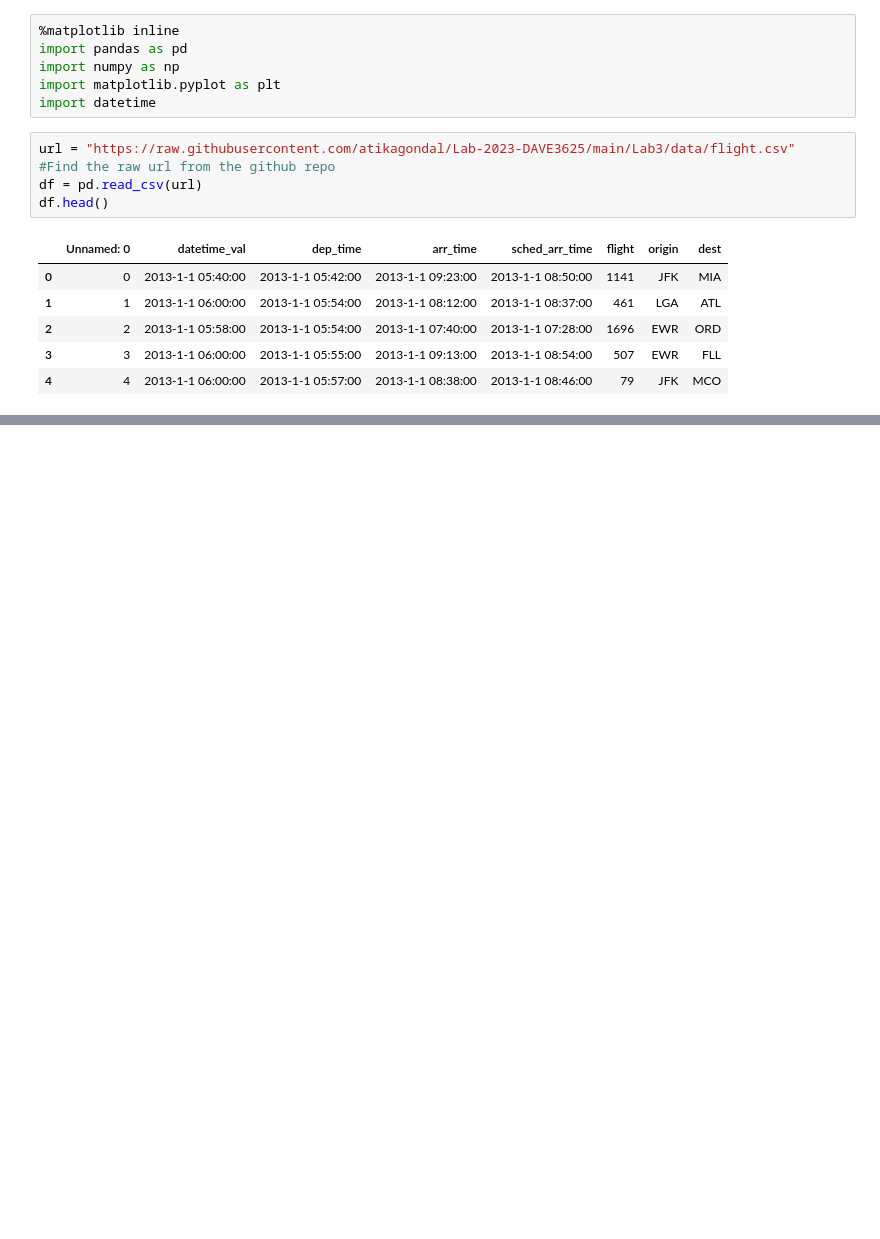
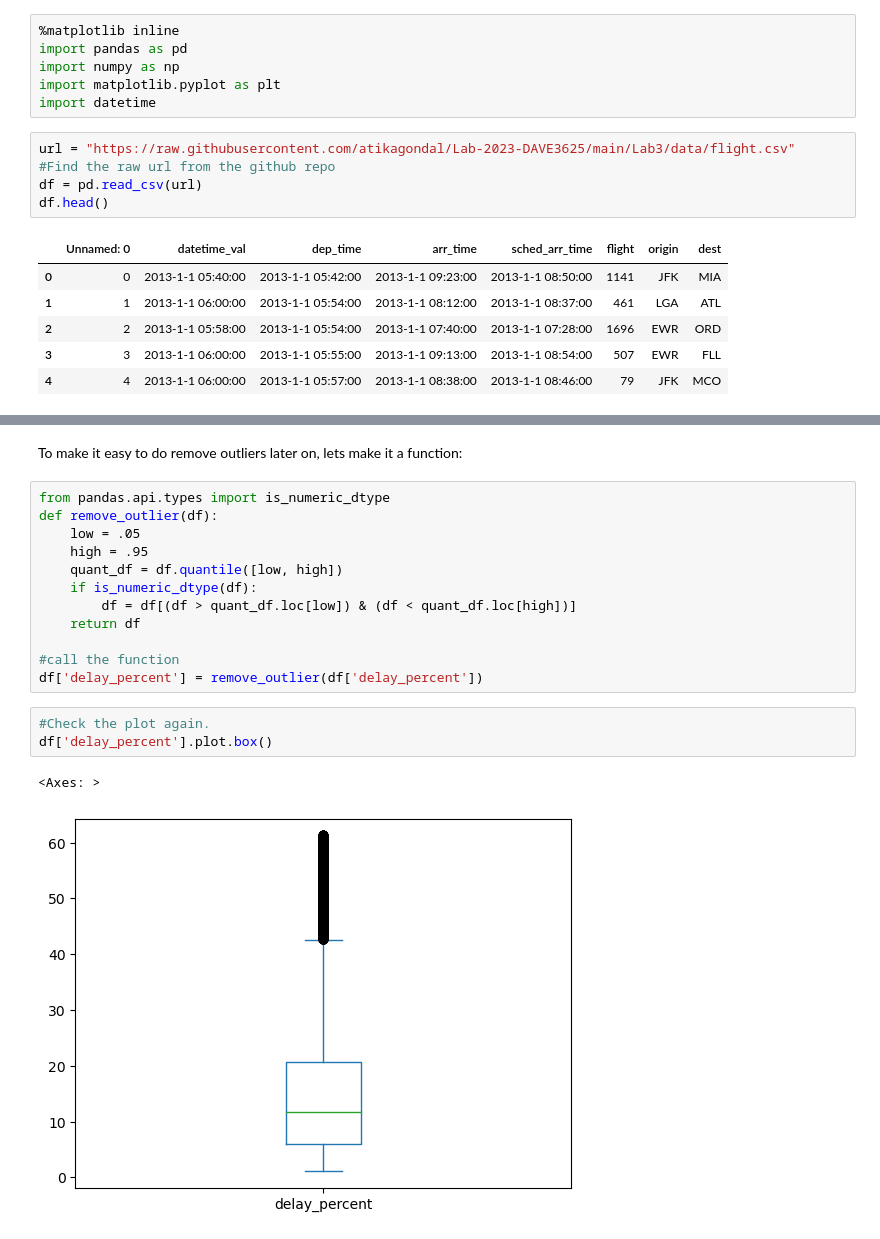
Before and after one commit to ingridlunde/Lab-2023-DAVE3625, a Jupyter notebook: Lab3/Lab-3-T3.ipynb, the cells around one changed output, grey strips where cells are left out. Drawn from its saved outputs; the diff is of its cells as text; blank space fills up the shorter version.

```diff
--- a/Lab3/Lab-3-T3.ipynb
+++ b/Lab3/Lab-3-T3.ipynb
@@ -31,0 +165,20 @@ df.head()
+# %% [markdown]
+To make it easy to do remove outliers later on, lets make it a function:
+# %%
+from pandas.api.types import is_numeric_dtype
+def remove_outlier(df):
+    low = .05
+    high = .95
+    quant_df = df.quantile([low, high])
+    if is_numeric_dtype(df):
+        df = df[(df > quant_df.loc[low]) & (df < quant_df.loc[high])]
+    return df
+
+#call the function
+df['delay_percent'] = remove_outlier(df['delay_percent'])
+# %%
+#Check the plot again.
+df['delay_percent'].plot.box()
+# %% [output]
+<Axes: >
+[figure, added]
```
Also changed, not shown: parts of 15 cells of this notebook, 1 other file.
